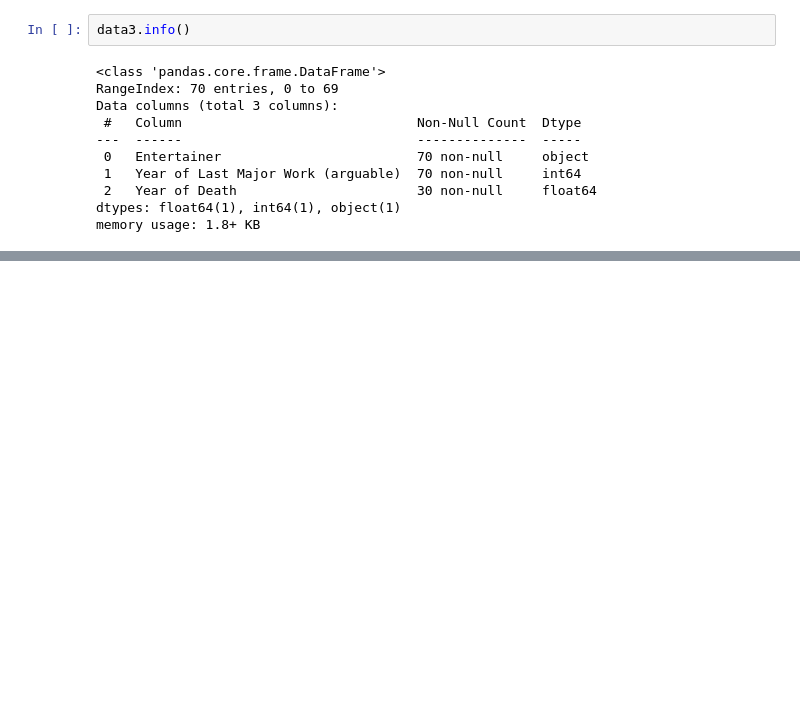
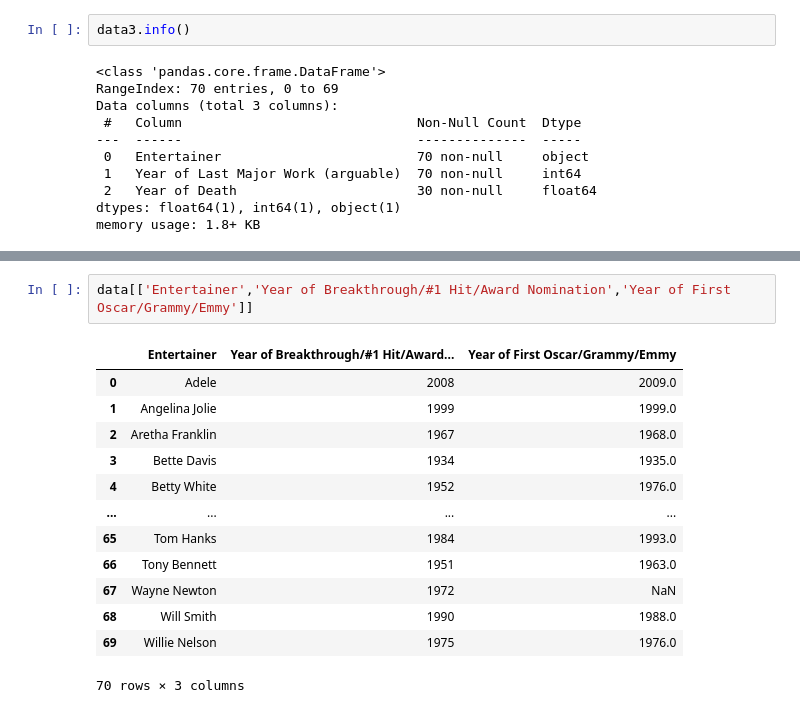
Before and after one commit to Apurv48/Entertainer, a Jupyter notebook: Entertainer.ipynb, the cells around one changed output, grey strips where cells are left out. Cells and saved outputs as stored; diff of their text form; blank space fills up the shorter version.

```diff
--- a/Entertainer.ipynb
+++ b/Entertainer.ipynb
@@ -571,0 +628,16 @@ data.describe()
+# %%
+data[['Entertainer','Year of Breakthrough/#1 Hit/Award Nomination','Year of First Oscar/Grammy/Emmy']]
+# %% [output]
+|  | Entertainer | Year of Breakthrough/#1 Hit/Award... | Year of First Oscar/Grammy/Emmy |
+| 0 | Adele | 2008 | 2009.0 |
+| 1 | Angelina Jolie | 1999 | 1999.0 |
+| 2 | Aretha Franklin | 1967 | 1968.0 |
+| 3 | Bette Davis | 1934 | 1935.0 |
+| 4 | Betty White | 1952 | 1976.0 |
+| ... | ... | ... | ... |
+| 65 | Tom Hanks | 1984 | 1993.0 |
+| 66 | Tony Bennett | 1951 | 1963.0 |
+| 67 | Wayne Newton | 1972 | NaN |
+| 68 | Will Smith | 1990 | 1988.0 |
+| 69 | Willie Nelson | 1975 | 1976.0 |
+70 rows × 3 columns
```
Also changed, not shown: parts of 9 cells of this notebook, 3 other files.
